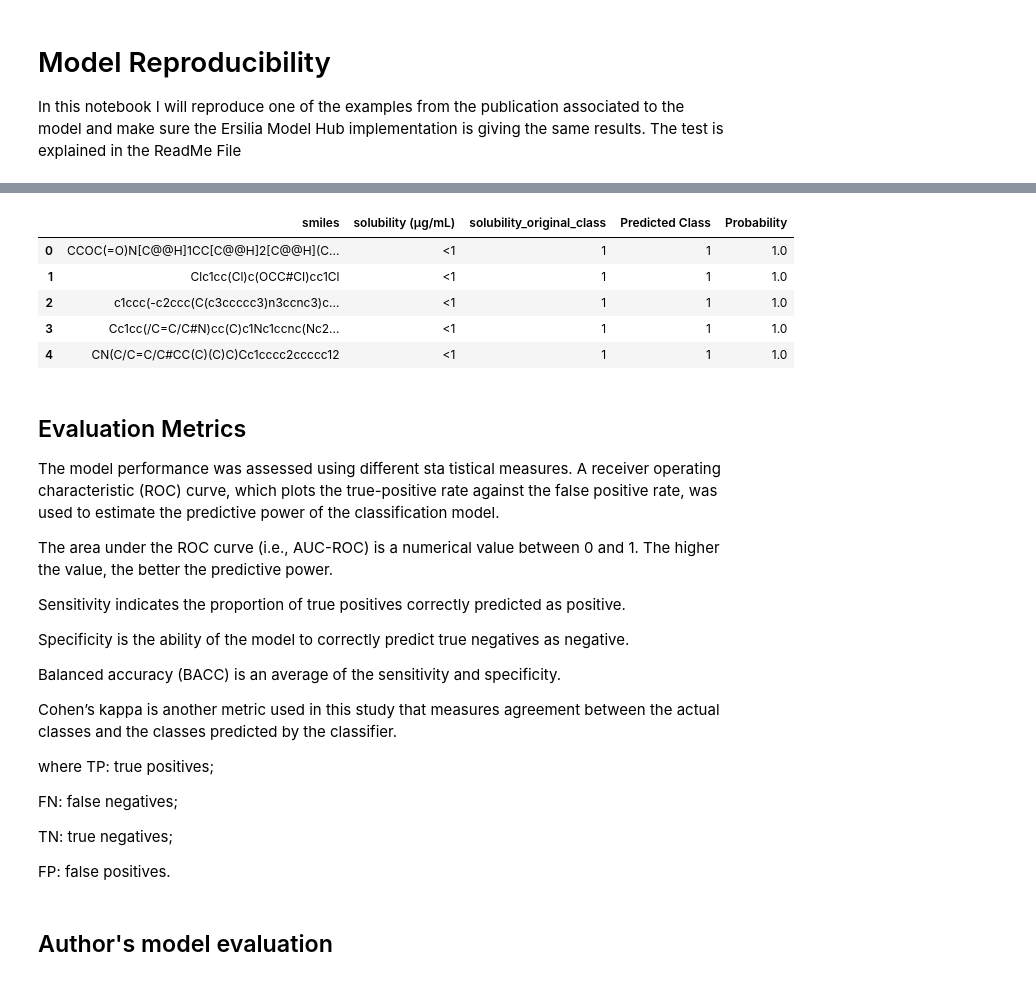
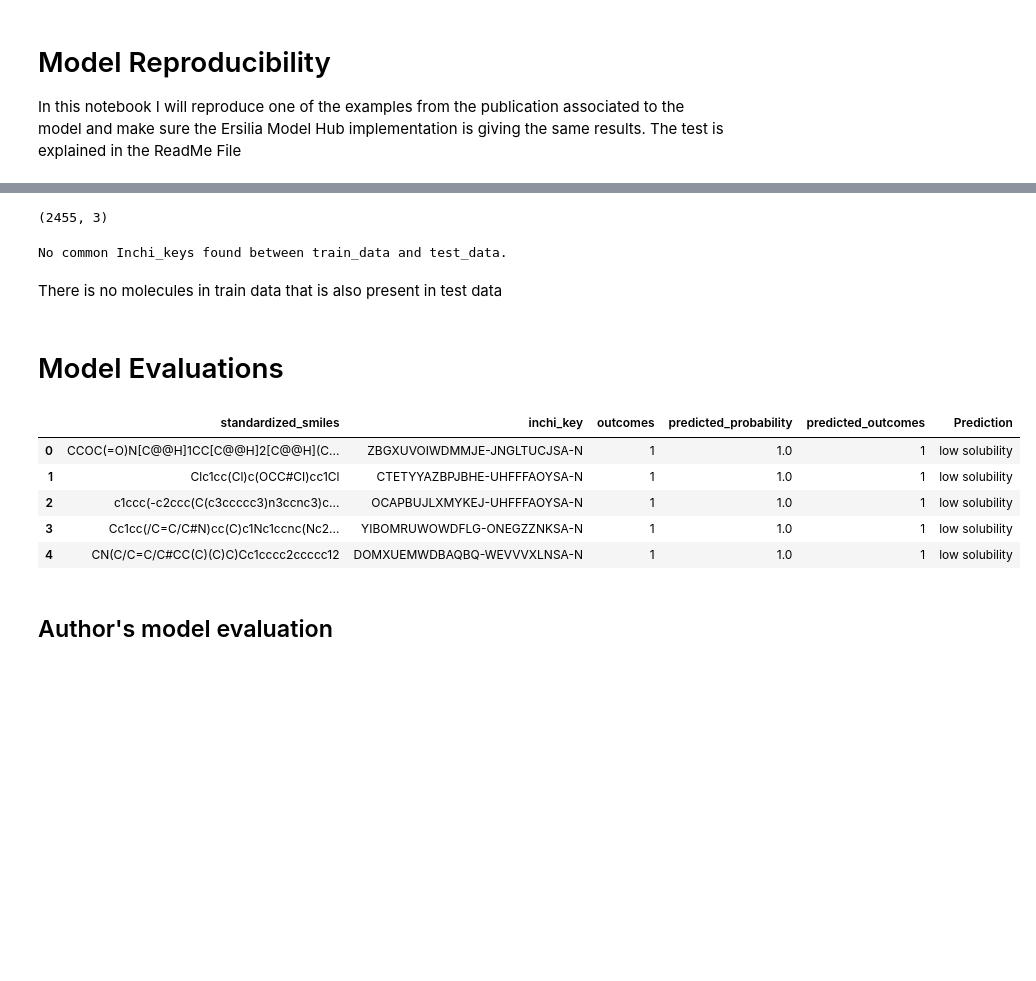
Before and after one commit to OlawumiSalaam/Ersilia_ModelValidation, a Jupyter notebook: notebooks/01_model_reproducibility.ipynb, the cells around one changed output, grey strips where cells are left out. Cells and saved outputs as stored; diff of their text form; code cells hidden in the pictures; blank space fills up the shorter version.

```diff
--- a/notebooks/01_model_reproducibility.ipynb
+++ b/notebooks/01_model_reproducibility.ipynb
@@ -16,37 +110,39 @@ prediction_folder_path= r"C:\Users\HP\Desktop\Ersilia_ModelValidation\Data\Outpu
+# %%
+train_data = pd.read_csv(r"/content/drive/MyDrive/Ersilia_ModelValidation/Data/Input/eos74bo_validation/train_data.csv")
+train_data.shape
+# %% [output]
+(2455, 3)
+# %%
+# Extract the unique Inchi_keys from train_data and test_data
+train_inchi_keys = set(train_data['inchi_key'])
+test_inchi_keys = set(test_data['inchi_key'])
+
+# Check for common Inchi_keys
+common_inchi_keys = train_inchi_keys.intersection(test_inchi_keys)
+
+if len(common_inchi_keys) == 0:
+    print("No common Inchi_keys found between train_data and test_data.")
+else:
+    print("There are common Inchi_keys between train_data and test_data.")
+    print("Common Inchi_keys:", common_inchi_keys)
+# %% [output]
+No common Inchi_keys found between train_data and test_data.
+# %% [markdown]
+There is no molecules in train data that is also present in test data
+# %% [markdown]
+# Model Evaluations
 # %%
 # In this codeblock I will load the predictions obtained from the original author's code implementation from the /data folder
 
-author_prediction= pd.read_csv(r"C:\Users\HP\Desktop\Ersilia_ModelValidation\Data\Output\ADME@NCATS_predictions.csv")
+
+adme_ncats_result = pd.read_csv(os.path.join(predictions_folder, 'adme@ncats_npc_predictions.csv'))
+adme_ncats_result.head()
+# %% [output]
+|  | standardized_smiles | inchi_key | outcomes | predicted_probability | predicted_outcomes | Prediction |
+| 0 | CCOC(=O)N[C@@H]1CC[C@@H]2[C@@H](C... | ZBGXUVOIWDMMJE-JNGLTUCJSA-N | 1 | 1.0 | 1 | low solubility |
+| 1 | Clc1cc(Cl)c(OCC#CI)cc1Cl | CTETYYAZBPJBHE-UHFFFAOYSA-N | 1 | 1.0 | 1 | low solubility |
+| 2 | c1ccc(-c2ccc(C(c3ccccc3)n3ccnc3)c... | OCAPBUJLXMYKEJ-UHFFFAOYSA-N | 1 | 1.0 | 1 | low solubility |
+| 3 | Cc1cc(/C=C/C#N)cc(C)c1Nc1ccnc(Nc2... | YIBOMRUWOWDFLG-ONEGZZNKSA-N | 1 | 1.0 | 1 | low solubility |
+| 4 | CN(C/C=C/C#CC(C)(C)C)Cc1cccc2ccccc12 | DOMXUEMWDBAQBQ-WEVVVXLNSA-N | 1 | 1.0 | 1 | low solubility |
-# %%
-author_prediction.head()
-# %% [output]
-|  | smiles | solubility (µg/mL) | solubility_original_class | Predicted Class | Probability |
-| 0 | CCOC(=O)N[C@@H]1CC[C@@H]2[C@@H](C... | <1 | 1 | 1 | 1.0 |
-| 1 | Clc1cc(Cl)c(OCC#CI)cc1Cl | <1 | 1 | 1 | 1.0 |
-| 2 | c1ccc(-c2ccc(C(c3ccccc3)n3ccnc3)c... | <1 | 1 | 1 | 1.0 |
-| 3 | Cc1cc(/C=C/C#N)cc(C)c1Nc1ccnc(Nc2... | <1 | 1 | 1 | 1.0 |
-| 4 | CN(C/C=C/C#CC(C)(C)C)Cc1cccc2ccccc12 | <1 | 1 | 1 | 1.0 |
-# %% [markdown]
-## Evaluation Metrics
-
-The model performance was assessed using different sta tistical measures. A receiver operating characteristic (ROC) curve, which plots the true-positive rate against the false positive rate, was used to estimate the predictive power of the classification model.
-
-The area under the ROC curve (i.e., AUC-ROC) is a numerical value between 0 and 1. The higher the value, the better the predictive power.
-
-Sensitivity indicates the proportion of true positives correctly predicted as positive.
-
-Specificity is the ability of the model to correctly predict true negatives as negative.
-
-Balanced accuracy (BACC) is an average of the sensitivity and specificity.
-
-Cohen’s kappa is another metric used in this study that measures agreement between the actual classes and the classes predicted by the classifier.
-
-where TP: true positives;
-
-FN: false negatives;
-
-TN: true negatives;
-
- FP: false positives.
 # %% [markdown]
 ## Author's model evaluation
```
Also changed, not shown: parts of 20 cells of this notebook.
